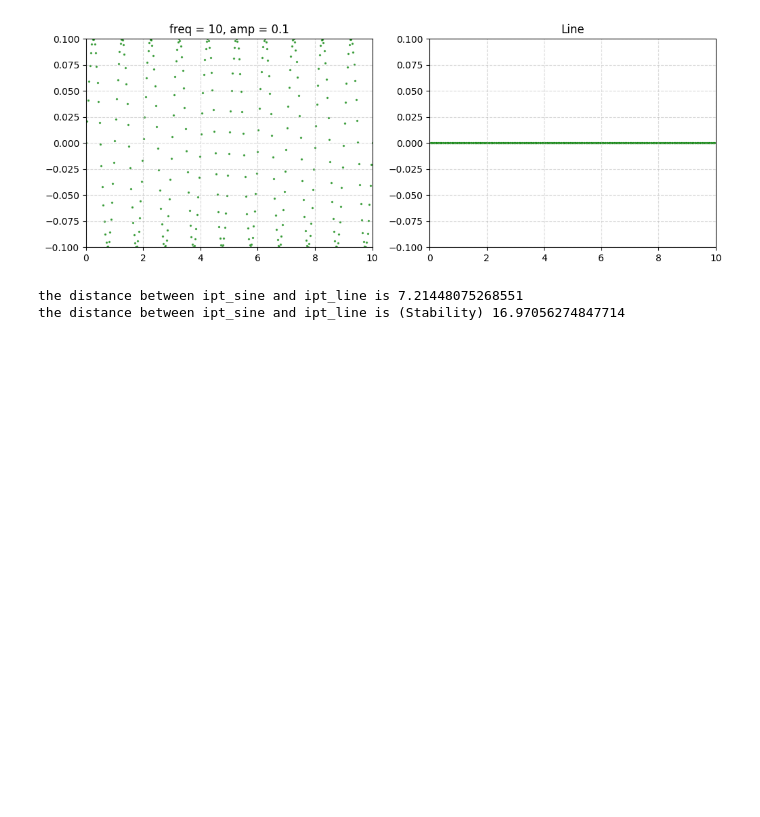
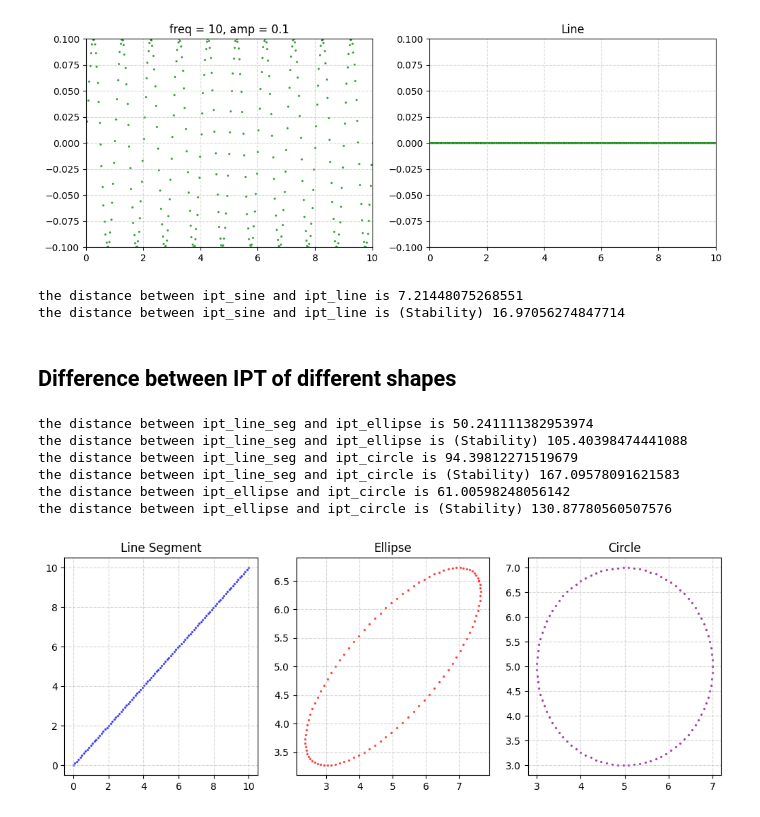
Before and after one commit to Ash-insert/IPT-Stability, a Jupyter notebook: Stability of IPT.ipynb, the cells around one changed output. Drawn from its saved outputs; the diff is of its cells as text; code cells hidden in the pictures; blank space fills up the shorter version.

```diff
--- a/Stability of IPT.ipynb
+++ b/Stability of IPT.ipynb
@@ -299,3 +299,43 @@ print(f"the distance between ipt_sine and ipt_line is (Stability) {Stability_met
 # %% [output]
 the distance between ipt_sine and ipt_line is 7.21448075268551
 the distance between ipt_sine and ipt_line is (Stability) 16.97056274847714
+# %% [markdown]
+## Difference between IPT of different shapes
+# %%
+line_seg_cld = line_to_pointcloud(((0, 0), (10, 10)), num_points=100, jitter=0.0)
+ipt_line_seg = compute_ipt(line_seg_cld)
+
+ellipse_cld = ellipse_to_pointcloud(center=(5, 5), axes=(3, 1), angle=30, num_points=100, jitter=0.0)
+ipt_ellipse = compute_ipt(ellipse_cld)
+
+circle_cld = ellipse_to_pointcloud(center=(5, 5), axes=(2, 2), angle=0, num_points=100, jitter=0.0)
+ipt_circle = compute_ipt(circle_cld)
+
+print(f"the distance between ipt_line_seg and ipt_ellipse is {IPT_metric(ipt_line_seg, ipt_ellipse, 100)}")
+print(f"the distance between ipt_line_seg and ipt_ellipse is (Stability) {Stability_metric(ipt_line_seg, ipt_ellipse, 100)}")
+print(f"the distance between ipt_line_seg and ipt_circle is {IPT_metric(ipt_line_seg, ipt_circle, 100)}")
+print(f"the distance between ipt_line_seg and ipt_circle is (Stability) {Stability_metric(ipt_line_seg, ipt_circle, 100)}")
+print(f"the distance between ipt_ellipse and ipt_circle is {IPT_metric(ipt_ellipse, ipt_circle, 100)}")
+print(f"the distance between ipt_ellipse and ipt_circle is (Stability) {Stability_metric(ipt_ellipse, ipt_circle, 100)}")
+# %% [output]
+the distance between ipt_line_seg and ipt_ellipse is 50.241111382953974
+the distance between ipt_line_seg and ipt_ellipse is (Stability) 105.40398474441088
+the distance between ipt_line_seg and ipt_circle is 94.39812271519679
+the distance between ipt_line_seg and ipt_circle is (Stability) 167.09578091621583
+the distance between ipt_ellipse and ipt_circle is 61.00598248056142
+the distance between ipt_ellipse and ipt_circle is (Stability) 130.87780560507576
+# %%
+fig, ax = plt.subplots(1,3, figsize=(12, 4))
+ax[0].scatter(line_seg_cld[:, 0], line_seg_cld[:, 1], s=2, alpha=0.6, c='blue')
+ax[0].grid(True, linestyle='--', alpha=0.5)
+ax[0].set_title('Line Segment')
+ax[1].scatter(ellipse_cld[:, 0], ellipse_cld[:, 1], s=2, alpha=0.6, c='red')
+ax[1].grid(True, linestyle='--', alpha=0.5)
+ax[1].set_title('Ellipse')
+ax[2].scatter(circle_cld[:, 0], circle_cld[:, 1], s=2, alpha=0.6, c='purple')
+ax[2].grid(True, linestyle='--', alpha=0.5)
+ax[2].set_title('Circle')
+
+plt.show()
+# %% [output]
+[figure, added]
```
Also changed, not shown: parts of 8 cells of this notebook.
